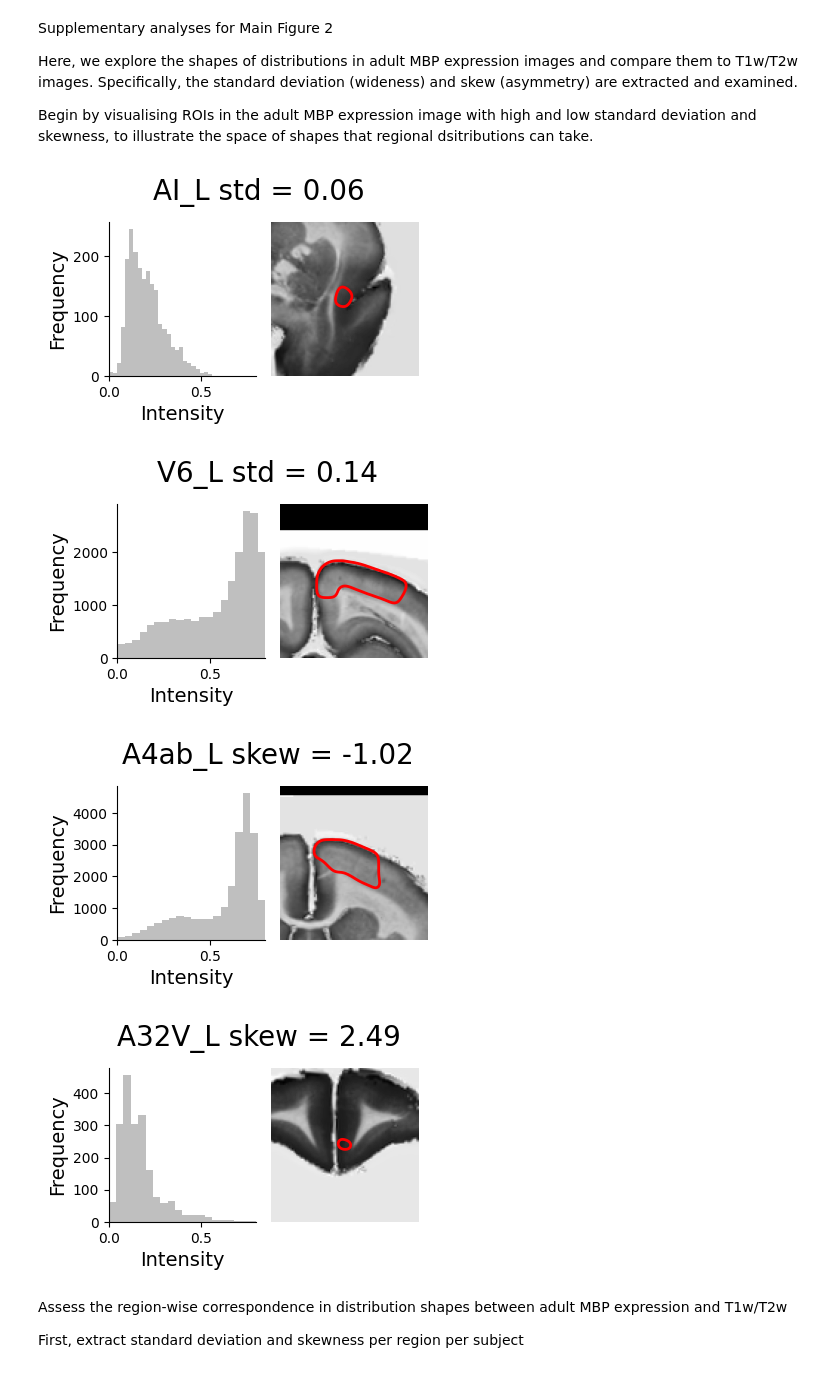
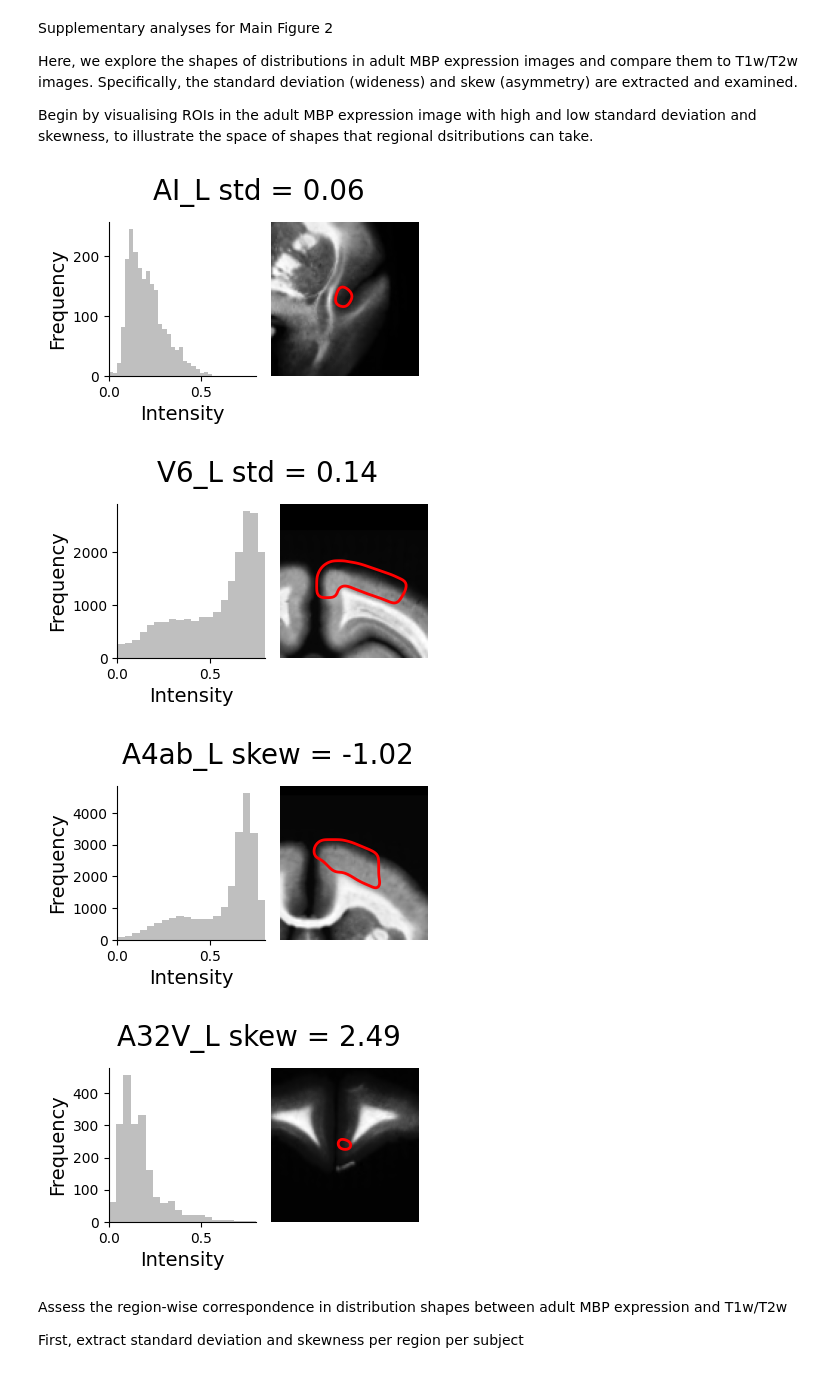
Before and after one commit to edhutch1/marm_MIND, a Jupyter notebook: Sup_Fig8-.ipynb, the cells around one changed output. Saved outputs shown, nothing was run; the diff lists cells and outputs as text; code cells hidden in the pictures.

```diff
--- a/Sup_Figs7-.ipynb
+++ b/Sup_Fig8-.ipynb
@@ -29,9 +32,10 @@ import matplotlib.gridspec as gridspec
 
 # ----- Load data ----- #
 lut = pd.read_csv('data/lut_master.csv', index_col=0)
-parc_path = 'data/sp2_label_512_v1.0.0.nii.gz'   # parcellation
-img_path = 'data/MBP_4Y_img.nii'                 # ISH / MBP image
-vox = pd.read_csv('output/MBP/MBP_4Y_vox.csv', index_col=0)  # voxel values
+parc_path = 'data/sp2_label_512_v1.0.0.nii.gz'
+#img_path = 'data/MBP_4Y_img.nii' # MBP image
+img_path = '/Volumes/EdH_drive_1/PhD/ISH/GeneAtlas/OUTPUT5/MBP_4Y_to_template_Warped_inverted2.nii'
+vox = pd.read_csv('output/MBP/MBP_4Y_vox.csv', index_col=0)  # MBP voxel values
 
 A = 50                       # slice window size
 pct_min, pct_max = 90, 100   # intensity clipping range for visualization
@@ -77,7 +81,7 @@ for roi in rois:
     vox["Value_norm"] = (vals - np.min(vals)) / (np.max(vals) - np.min(vals))
 
     roi_vals = vox[vox['Label'] == roi].Value_norm
-    ax_hist.hist(roi_vals, bins=25, alpha=0.5, color='grey')
+    ax_hist.hist(roi_vals, bins=25, alpha=0.5, color='grey', rasterized=True)
 
     ax_hist.spines['top'].set_visible(False)
     ax_hist.spines['right'].set_visible(False)
@@ -87,6 +91,7 @@ for roi in rois:
 
     # Title = ROI with std
     plt.suptitle(f'{roi} std = {vox[vox["Label"] == roi].Value.std():.2f}', fontsize=20, y=1.1)
+    plt.savefig(f'/Users/EdHutchings_1/proj1/fig_code/Sup/{roi}_std.pdf', bbox_inches='tight')
     plt.show()
 
 # ----- Skewness visualization ----- #
@@ -112,38 +117,39 @@ for roi in rois:
     rotated = np.rot90(slice_img, k=3)
 
     mask_slice = roi_mask[x_avg-A:x_avg+A, y_avg, z_avg-A:z_avg+A]
     mask_rotated = np.rot90(mask_slice, k=3)
     mask_smooth = gaussian_filter(mask_rotated.astype(float), sigma=2.5)
 
     ax_img.imshow(rotated, cmap='gray', origin='lower')
     ax_img.contour(mask_smooth, colors='red', levels=[0.5], linewidths=2)
     ax_img.axis('off')
     ax_img.set_aspect('auto')
 
     # ----- Histogram of ROI voxel intensities ----- #
     ax_hist = fig.add_subplot(gs[0, 0])
     vals = vox.Value
     vmin, vmax = np.percentile(vals, [1, 99])
     vals = np.clip((vals - vmin) / (vmax - vmin), 0, 1)
     vox["Value_norm"] = (vals - np.min(vals)) / (np.max(vals) - np.min(vals))
 
     roi_vals = vox[vox['Label'] == roi].Value_norm
-    ax_hist.hist(roi_vals, bins=25, alpha=0.5, color='grey')
+    ax_hist.hist(roi_vals, bins=25, alpha=0.5, color='grey', rasterized=True)
 
     ax_hist.spines['top'].set_visible(False)
     ax_hist.spines['right'].set_visible(False)
     ax_hist.set_xlim(0, 0.8)
     ax_hist.set_xlabel('Intensity', fontsize=14)
     ax_hist.set_ylabel('Frequency', fontsize=14)
 
     # Title = ROI with skew
     plt.suptitle(f'{roi} skew = {vox[vox["Label"] == roi].Value.skew():.2f}', fontsize=20, y=1.1)
+    plt.savefig(f'/Users/EdHutchings_1/proj1/fig_code/Sup/{roi}_skew.pdf', bbox_inches='tight')
     plt.show()
 # %% [output]
-[figure, old version]
+[figure, new version]
-[figure, old version]
+[figure, new version]
-[figure, old version]
+[figure, new version]
-[figure, old version]
+[figure, new version]
 # %% [markdown]
 Assess the region-wise correspondence in distribution shapes between adult MBP expression and T1w/T2w
 
```
Also changed, not shown: parts of 25 cells of this notebook, 17 other files.
